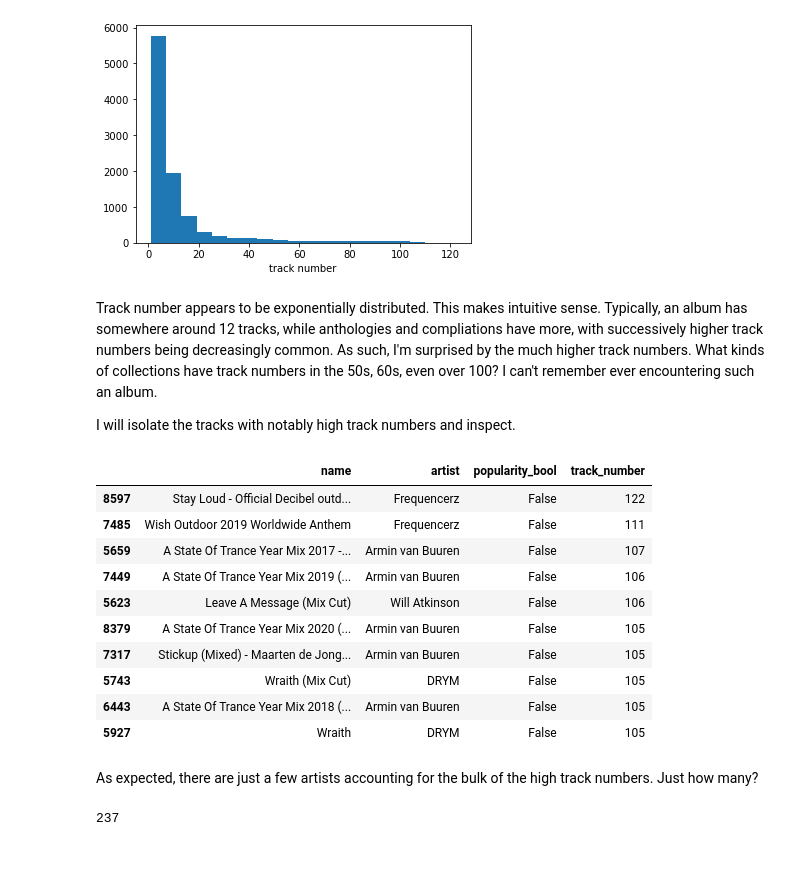
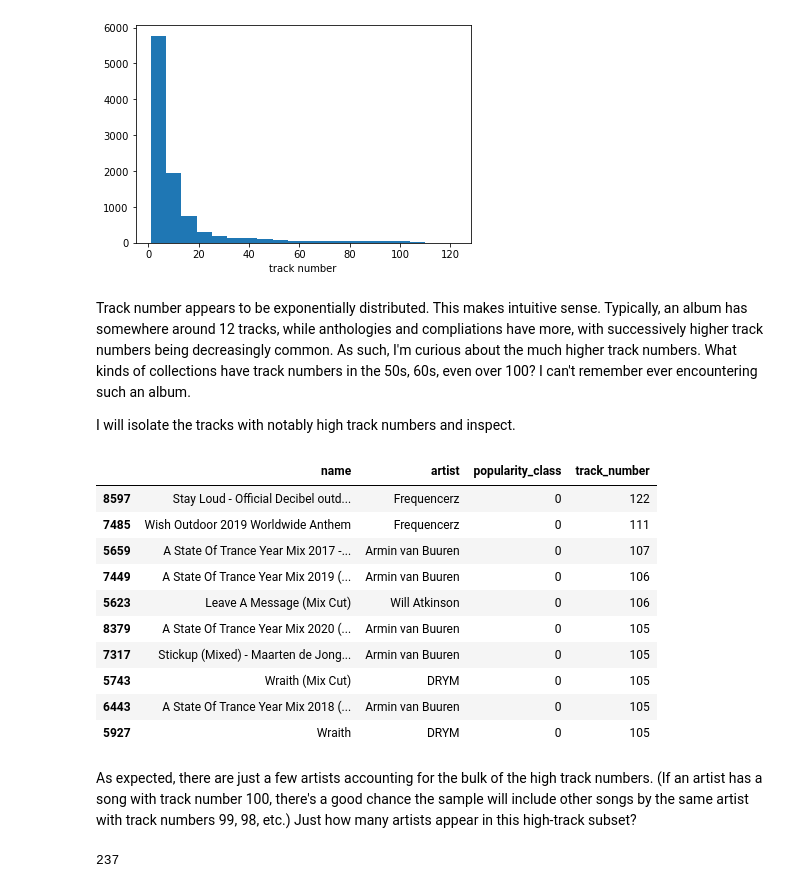
Before and after one commit to levancie/spotify-popularity, a Jupyter notebook: notebooks/Exploratory-Data-Analysis.ipynb, the cells around one changed output. Saved outputs shown, nothing was run; the diff lists cells and outputs as text; code cells hidden in the pictures; blank space fills up the shorter version.

```diff
--- a/notebooks/Exploratory-Data-Analysis.ipynb
+++ b/notebooks/Exploratory-Data-Analysis.ipynb
@@ -28,5 +30,5 @@ As mentioned in the previous notebook, the large number of tracks with a `popula
 # %%
-df['popularity_bool'] = df['popularity'] >= 50
+df['popularity_class'] = np.where(df.popularity >= 50, 1, 0)
 df.rename(columns={'popularity':'popularity_int'}, inplace=True)
-df[['popularity_int', 'popularity_bool']].head(10)
+df[['popularity_int', 'popularity_class']].head(10)
 # %% [output]
@@ -81,27 +91,27 @@ plt.show()
 # %% [output]
 [figure]
 # %% [markdown]
-Track number appears to be exponentially distributed. This makes intuitive sense. Typically, an album has somewhere around 12 tracks, while anthologies and compliations have more, with successively higher track numbers being decreasingly common. As such, I'm surprised by the much higher track numbers. What kinds of collections have track numbers in the 50s, 60s, even over 100? I can't remember ever encountering such an album.
+Track number appears to be exponentially distributed. This makes intuitive sense. Typically, an album has somewhere around 12 tracks, while anthologies and compliations have more, with successively higher track numbers being decreasingly common. As such, I'm curious about the much higher track numbers. What kinds of collections have track numbers in the 50s, 60s, even over 100? I can't remember ever encountering such an album.
 
 I will isolate the tracks with notably high track numbers and inspect.
 # %%
-high_tracks = df[df['track_number'] > 40][['name','artist','popularity_bool','track_number']]\
+high_tracks = df[df['track_number'] > 40][['name','artist','popularity_class','track_number']]\
     .sort_values('track_number', ascending=False)
 high_tracks.head(10)
 # %% [output]
-|  | name | artist | popularity_bool | track_number |
-| 8597 | Stay Loud - Official Decibel outd... | Frequencerz | False | 122 |
-| 7485 | Wish Outdoor 2019 Worldwide Anthem | Frequencerz | False | 111 |
-| 5659 | A State Of Trance Year Mix 2017 -... | Armin van Buuren | False | 107 |
-| 7449 | A State Of Trance Year Mix 2019 (... | Armin van Buuren | False | 106 |
-| 5623 | Leave A Message (Mix Cut) | Will Atkinson | False | 106 |
-| 8379 | A State Of Trance Year Mix 2020 (... | Armin van Buuren | False | 105 |
-| 7317 | Stickup (Mixed) - Maarten de Jong... | Armin van Buuren | False | 105 |
-| 5743 | Wraith (Mix Cut) | DRYM | False | 105 |
-| 6443 | A State Of Trance Year Mix 2018 (... | Armin van Buuren | False | 105 |
-| 5927 | Wraith | DRYM | False | 105 |
+|  | name | artist | popularity_class | track_number |
+| 8597 | Stay Loud - Official Decibel outd... | Frequencerz | 0 | 122 |
+| 7485 | Wish Outdoor 2019 Worldwide Anthem | Frequencerz | 0 | 111 |
+| 5659 | A State Of Trance Year Mix 2017 -... | Armin van Buuren | 0 | 107 |
+| 7449 | A State Of Trance Year Mix 2019 (... | Armin van Buuren | 0 | 106 |
+| 5623 | Leave A Message (Mix Cut) | Will Atkinson | 0 | 106 |
+| 8379 | A State Of Trance Year Mix 2020 (... | Armin van Buuren | 0 | 105 |
+| 7317 | Stickup (Mixed) - Maarten de Jong... | Armin van Buuren | 0 | 105 |
+| 5743 | Wraith (Mix Cut) | DRYM | 0 | 105 |
+| 6443 | A State Of Trance Year Mix 2018 (... | Armin van Buuren | 0 | 105 |
+| 5927 | Wraith | DRYM | 0 | 105 |
 # %% [markdown]
-As expected, there are just a few artists accounting for the bulk of the high track numbers. Just how many?
+As expected, there are just a few artists accounting for the bulk of the high track numbers. (If an artist has a song with track number 100, there's a good chance the sample will include other songs by the same artist with track numbers 99, 98, etc.) Just how many artists appear in this high-track subset?
 # %%
 high_track_artists = high_tracks.artist.unique()
 len(high_track_artists)
```
Also changed, not shown: parts of 71 cells of this notebook, 3 other files.
